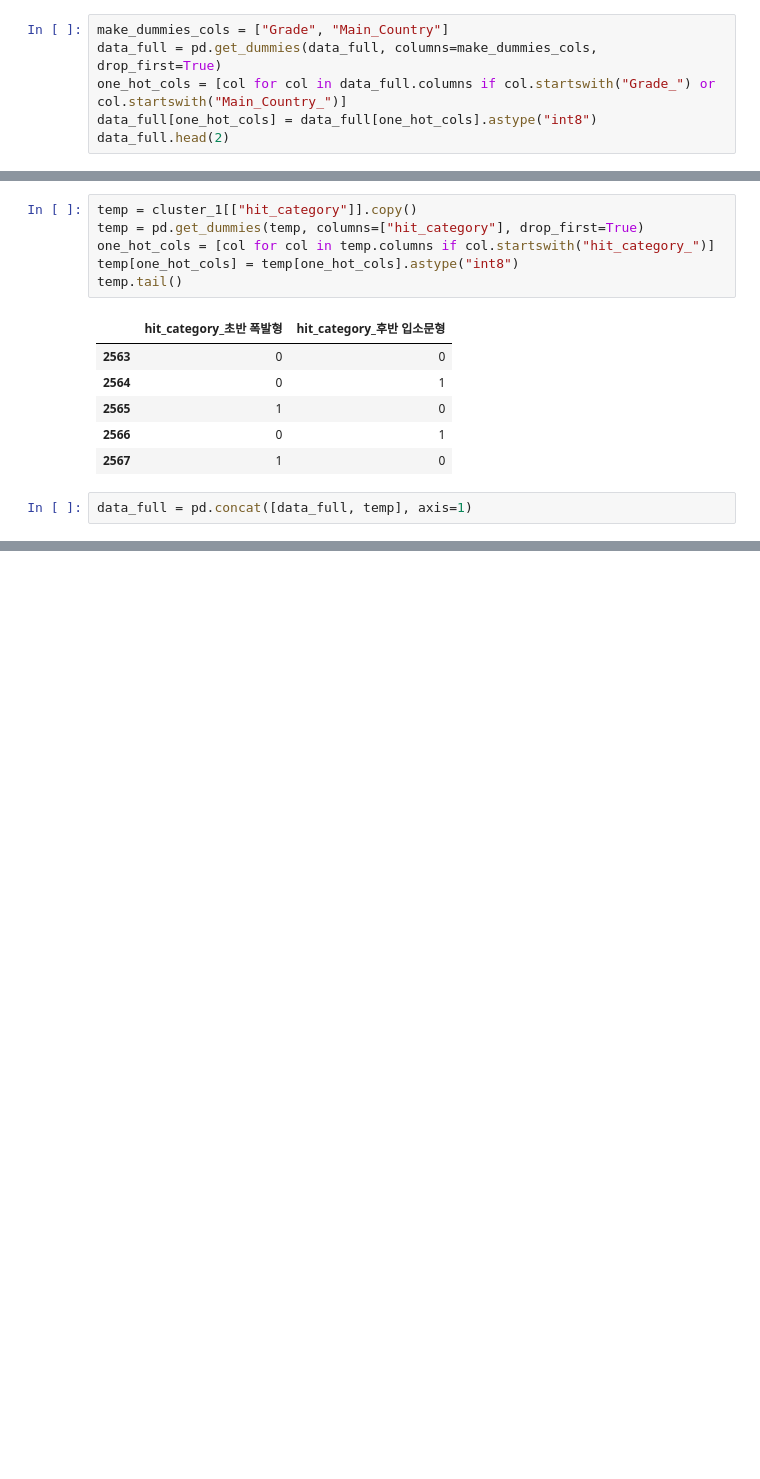
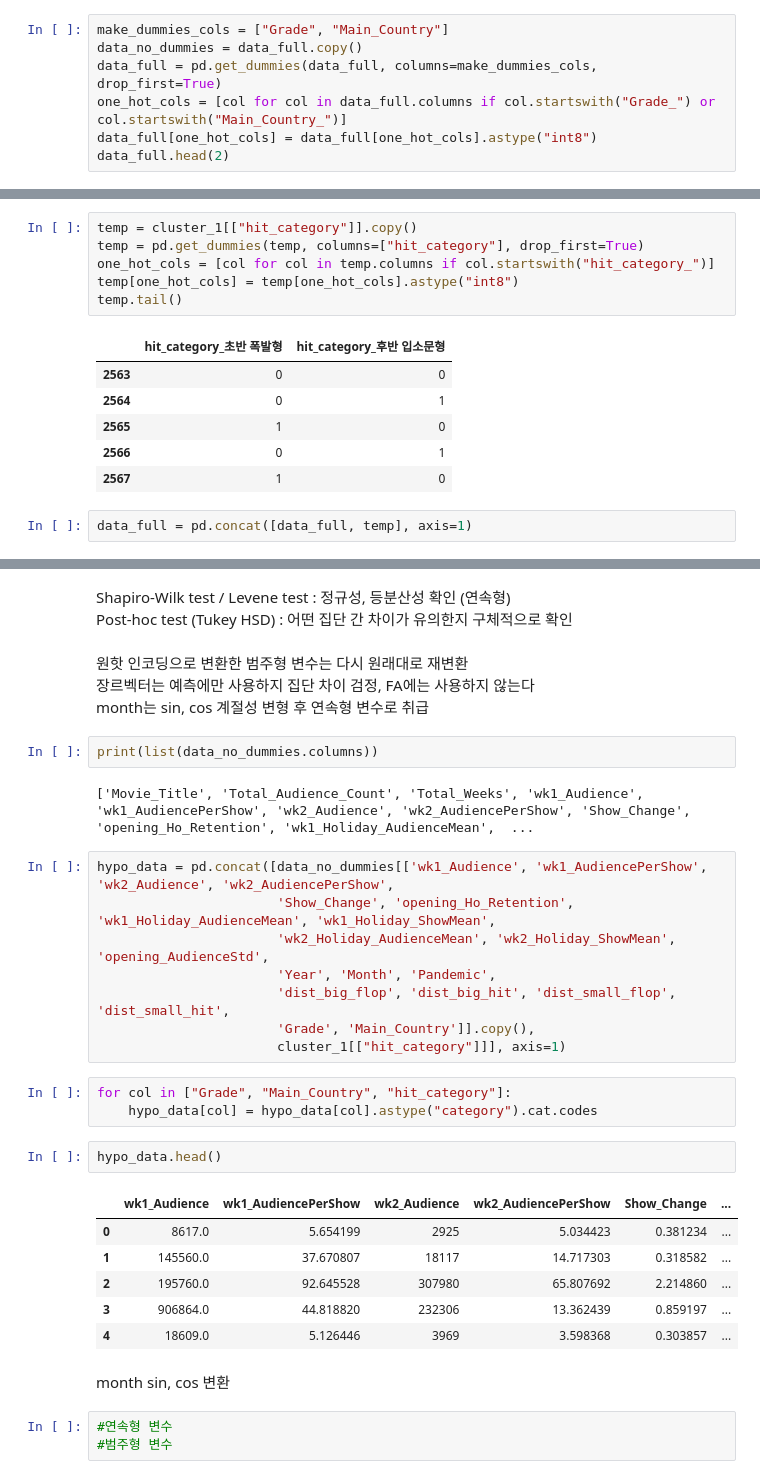
Before and after one commit to Seungwoo-JI64/BAF-25-2-Marketing, a Jupyter notebook: classification/jsw.ipynb, the cells around one changed output, grey strips where cells are left out. Saved outputs shown, nothing was run; the diff lists cells and outputs as text; blank space fills up the shorter version.

Commit message:
hit_category 집단간 차이 검정 진행중

```diff
--- a/classification/jsw.ipynb
+++ b/classification/jsw.ipynb
@@ -108,6 +108,7 @@ data_full.head(2)
 grade, main country 원핫인코딩
 # %%
 make_dummies_cols = ["Grade", "Main_Country"]
+data_no_dummies = data_full.copy()
 data_full = pd.get_dummies(data_full, columns=make_dummies_cols, drop_first=True)
 one_hot_cols = [col for col in data_full.columns if col.startswith("Grade_") or col.startswith("Main_Country_")]
 data_full[one_hot_cols] = data_full[one_hot_cols].astype("int8")
@@ -294,0 +290,36 @@ month는 sin, cos변환하여 계절적 순환 구조를 보존한 후 표준화
+# %% [markdown]
+Shapiro-Wilk test / Levene test : 정규성, 등분산성 확인 (연속형)
+Post-hoc test (Tukey HSD) : 어떤 집단 간 차이가 유의한지 구체적으로 확인
+# %% [markdown]
+원핫 인코딩으로 변환한 범주형 변수는 다시 원래대로 재변환
+장르벡터는 예측에만 사용하지 집단 차이 검정, FA에는 사용하지 않는다
+month는 sin, cos 계절성 변형 후 연속형 변수로 취급
+# %%
+print(list(data_no_dummies.columns))
+# %% [output]
+['Movie_Title', 'Total_Audience_Count', 'Total_Weeks', 'wk1_Audience', 'wk1_AudiencePerShow', 'wk2_Audience', 'wk2_AudiencePerShow', 'Show_Change', 'opening_Ho_Retention', 'wk1_Holiday_AudienceMean',  ...
+# %%
+hypo_data = pd.concat([data_no_dummies[['wk1_Audience', 'wk1_AudiencePerShow', 'wk2_Audience', 'wk2_AudiencePerShow',
+                       'Show_Change', 'opening_Ho_Retention', 'wk1_Holiday_AudienceMean', 'wk1_Holiday_ShowMean',
+                       'wk2_Holiday_AudienceMean', 'wk2_Holiday_ShowMean', 'opening_AudienceStd',
+                       'Year', 'Month', 'Pandemic',
+                       'dist_big_flop', 'dist_big_hit', 'dist_small_flop', 'dist_small_hit',
+                       'Grade', 'Main_Country']].copy(),
+                       cluster_1[["hit_category"]]], axis=1)
+# %%
+for col in ["Grade", "Main_Country", "hit_category"]:
+    hypo_data[col] = hypo_data[col].astype("category").cat.codes
+# %%
+hypo_data.head()
+# %% [output]
+|  | wk1_Audience | wk1_AudiencePerShow | wk2_Audience | wk2_AudiencePerShow | Show_Change | ... |
+| 0 | 8617.0 | 5.654199 | 2925 | 5.034423 | 0.381234 | ... |
+| 1 | 145560.0 | 37.670807 | 18117 | 14.717303 | 0.318582 | ... |
+| 2 | 195760.0 | 92.645528 | 307980 | 65.807692 | 2.214860 | ... |
+| 3 | 906864.0 | 44.818820 | 232306 | 13.362439 | 0.859197 | ... |
+| 4 | 18609.0 | 5.126446 | 3969 | 3.598368 | 0.303857 | ... |
+# %% [markdown]
+month sin, cos 변환
+# %%
+#연속형 변수
+#범주형 변수
```
Also changed, not shown: parts of 15 cells of this notebook.
